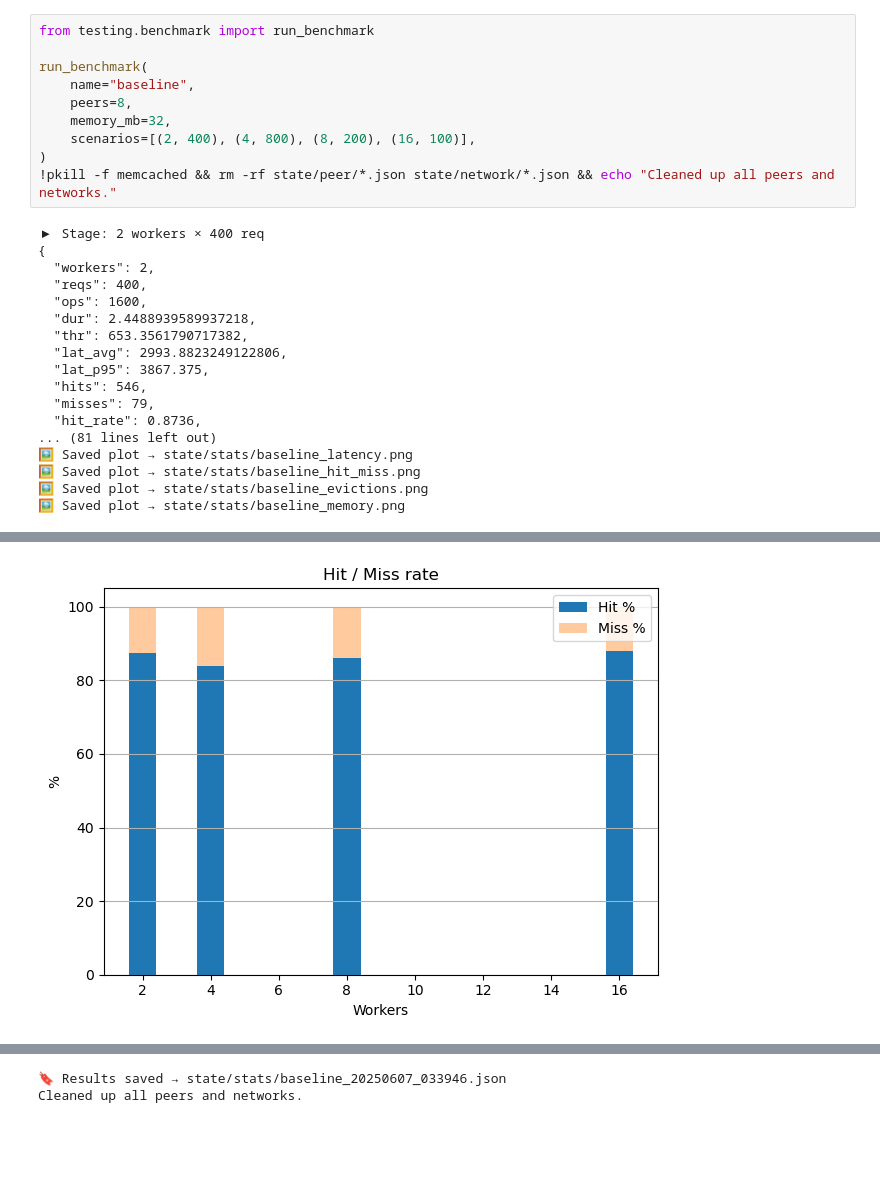
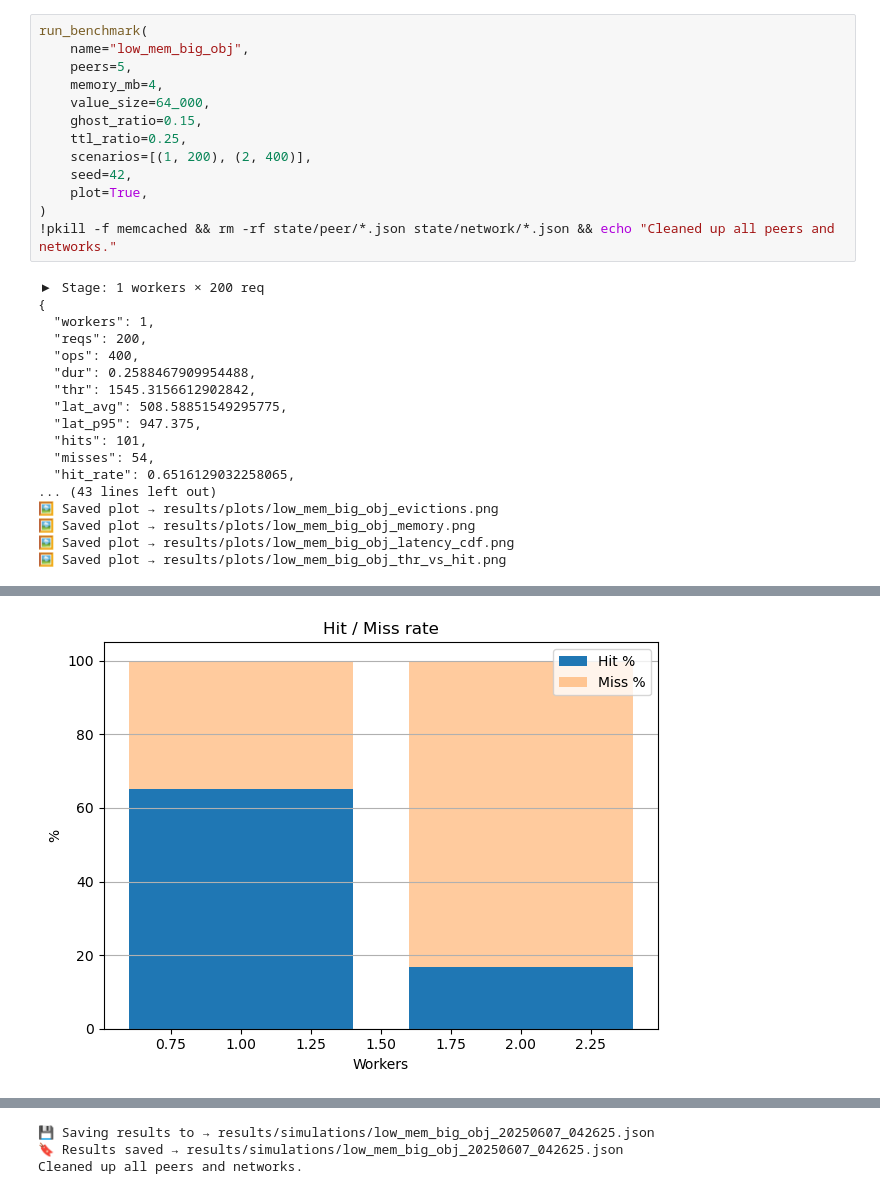
Before and after one commit to priyanshum17/peercache, a Jupyter notebook: testing.ipynb, the cells around one changed output, grey strips where cells are left out. Saved outputs shown, nothing was run; the diff lists cells and outputs as text; blank space fills up the shorter version.

Commit message:
Benchmarking

```diff
--- a/testing.ipynb
+++ b/testing.ipynb
@@ -220,28 +97,31 @@ if __name__ == "__main__":
 # %%
-from testing.benchmark import run_benchmark
-
 run_benchmark(
-    name="baseline",
-    peers=8,
-    memory_mb=32,
-    scenarios=[(2, 400), (4, 800), (8, 200), (16, 100)],
+    name="low_mem_big_obj",
+    peers=5,
+    memory_mb=4,
+    value_size=64_000,
+    ghost_ratio=0.15,
+    ttl_ratio=0.25,
+    scenarios=[(1, 200), (2, 400)],
+    seed=42,
+    plot=True,
 )
 !pkill -f memcached && rm -rf state/peer/*.json state/network/*.json && echo "Cleaned up all peers and networks."
 # %% [output]
-▶ Stage: 2 workers × 400 req
+▶ Stage: 1 workers × 200 req
 {
-  "workers": 2,
-  "reqs": 400,
-  "ops": 1600,
-  "dur": 2.4488939589937218,
-  "thr": 653.3561790717382,
-  "lat_avg": 2993.8823249122806,
-  "lat_p95": 3867.375,
-  "hits": 546,
-  "misses": 79,
-  "hit_rate": 0.8736,
-... (81 lines left out)
-🖼️ Saved plot → state/stats/baseline_latency.png
-🖼️ Saved plot → state/stats/baseline_hit_miss.png
-🖼️ Saved plot → state/stats/baseline_evictions.png
-🖼️ Saved plot → state/stats/baseline_memory.png
+  "workers": 1,
+  "reqs": 200,
+  "ops": 400,
+  "dur": 0.2588467909954488,
+  "thr": 1545.3156612902842,
+  "lat_avg": 508.58851549295775,
+  "lat_p95": 947.375,
+  "hits": 101,
+  "misses": 54,
+  "hit_rate": 0.6516129032258065,
+... (43 lines left out)
+🖼️ Saved plot → results/plots/low_mem_big_obj_evictions.png
+🖼️ Saved plot → results/plots/low_mem_big_obj_memory.png
+🖼️ Saved plot → results/plots/low_mem_big_obj_latency_cdf.png
+🖼️ Saved plot → results/plots/low_mem_big_obj_thr_vs_hit.png
@@ -250 +130 @@ run_benchmark(
-[figure, old version]
+[figure, new version]
@@ -253,2 +135,3 @@ run_benchmark(
-🔖 Results saved → state/stats/baseline_20250607_033946.json
+💾 Saving results to → results/simulations/low_mem_big_obj_20250607_042625.json
+🔖 Results saved → results/simulations/low_mem_big_obj_20250607_042625.json
 Cleaned up all peers and networks.
```
Also changed, not shown: parts of 13 cells of this notebook, 41 other files.
